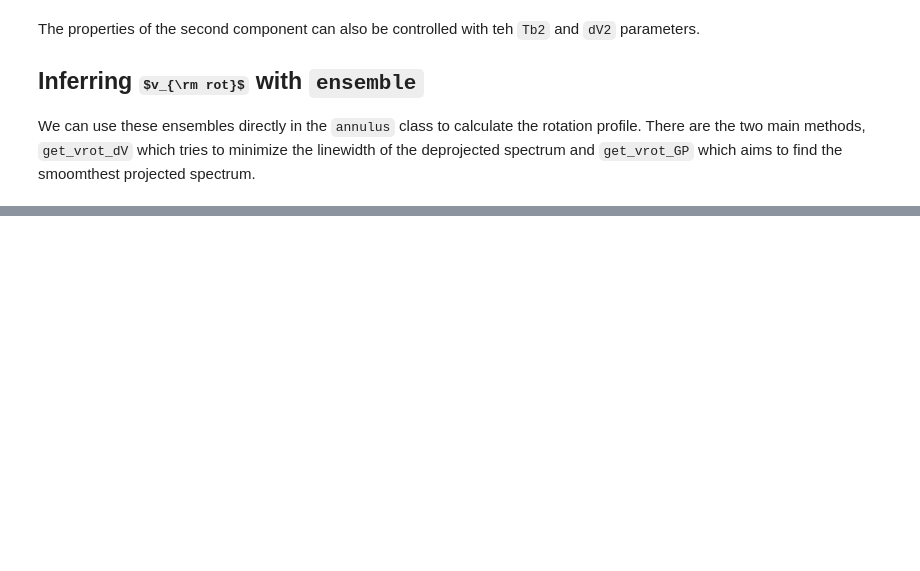
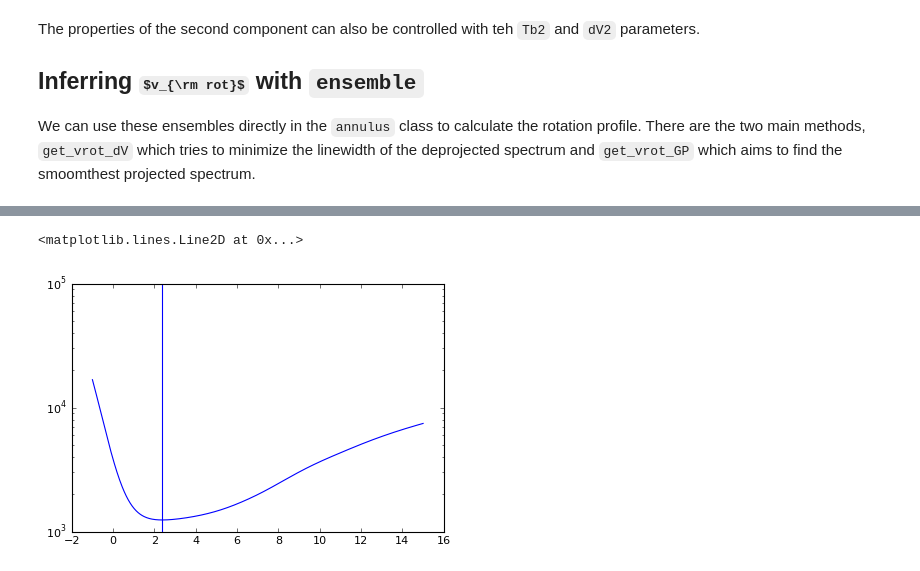
Before and after one commit to richteague/eddy, a Jupyter notebook: Examples/Using eddy.ipynb, the cells around one changed output, grey strips where cells are left out. Cells and saved outputs as stored; diff of their text form; code cells hidden in the pictures; some formulas as TeX source; blank space fills up the shorter version.

```diff
--- a/Examples/Using eddy.ipynb
+++ b/Examples/Using eddy.ipynb
@@ -108,3 +146,16 @@ Inferred v_rot from get_vrot_GP(): 1499.83 +\- 1.14 m/s.
+# %%
+import matplotlib.pyplot as plt
+sig = np.linspace(-1, 15., 500)
+nll = [annulus._negative_lnlikelihood([1500., 1.03, s, 6.98]) for s in sig]
+nll = np.array(nll)
+
+fig, ax = plt.subplots()
+
+ax.semilogy(sig, nll)
+ax.axvline(sig[np.argmin(nll)])
+# %% [output]
+<matplotlib.lines.Line2D at 0x...>
+[figure, added]
 # %%
 # Try with the flared_disk_ensemble.
 
```
Also changed, not shown: parts of 11 cells of this notebook, 6 other files.
